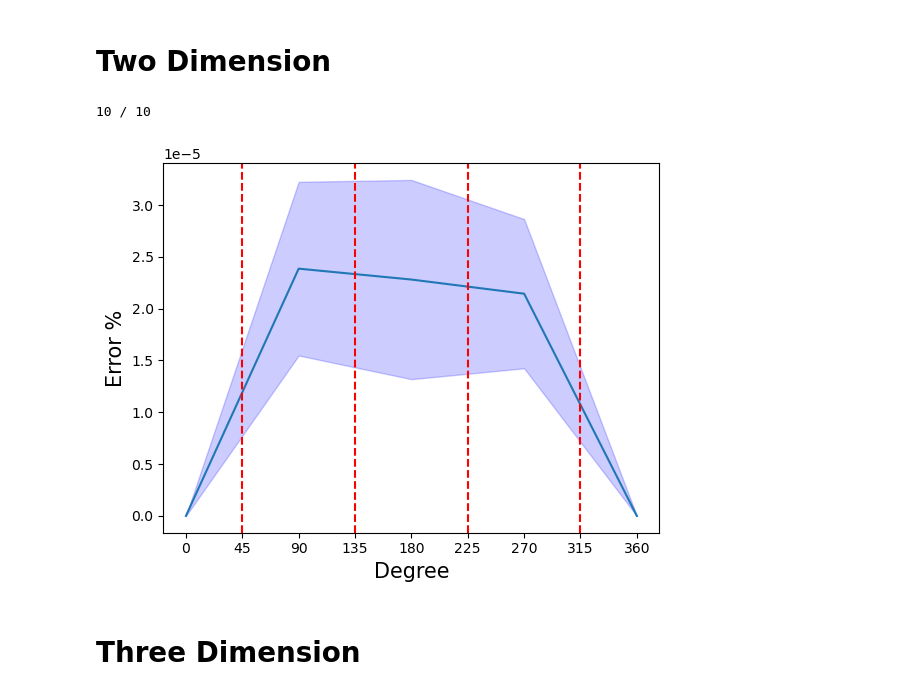
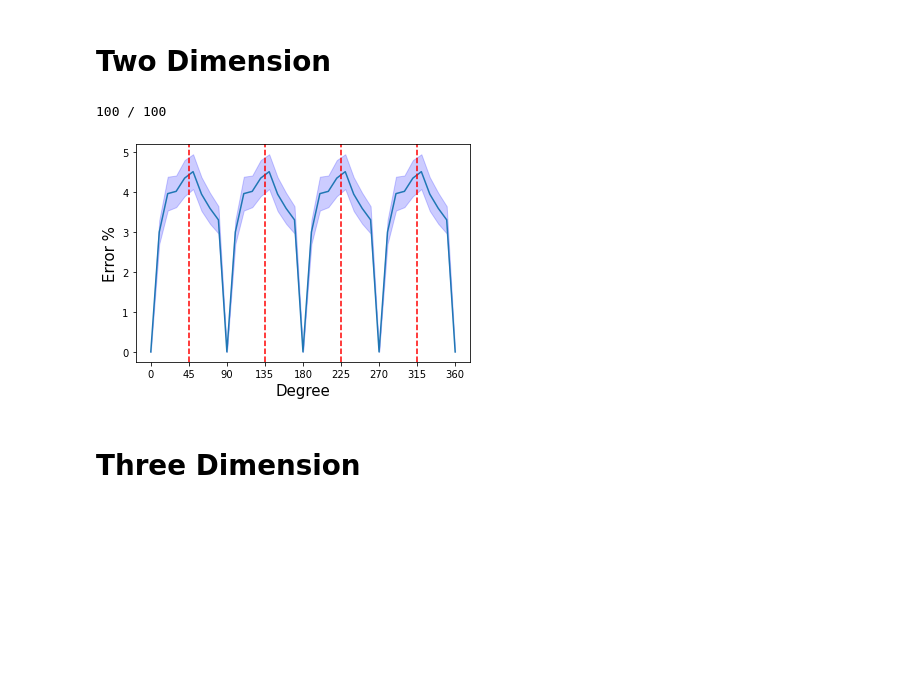
Before and after one commit to SoumyabrataKundu/Steerable, a Jupyter notebook: Equivariance copy.ipynb, the cells around one changed output. Cells and saved outputs as stored; diff of their text form; code cells hidden in the pictures; blank space fills up the shorter version.

```diff
--- a/Equivariance copy.ipynb
+++ b/Equivariance copy.ipynb
@@ -26,7 +26,7 @@ class GaussianDataset(torch.utils.data.Dataset):
 # %% [markdown]
 # Function to Check Equivariance
 # %%
-device = torch.device('cpu')
+device = torch.device('cuda')
 def check_equivariance(model, dataset, transfomation=None):
     def diff_output(inputs1, inputs2):
         with torch.no_grad():
@@ -37,8 +37,8 @@ def check_equivariance(model, dataset, transfomation=None):
             diff_norm = torch.linalg.vector_norm(outputs1-outputs2)
             return (diff_norm / torch.sqrt(norm1*norm2)).item() * 100
 
-    n_sim = 10
-    degrees = torch.arange(0, 361, 90)
+    n_sim = 100
+    degrees = torch.arange(0, 361, 10)
     values = torch.zeros(n_sim, len(degrees))
 
     for sim in range(n_sim):
@@ -65,36 +65,37 @@ def check_equivariance(model, dataset, transfomation=None):
 # %%
 # Model
 class Model(torch.nn.Module):
     def __init__(self) -> None:
         super().__init__()
         n_radius = 2
         max_m = 8
-        n_theta = 40
-        restricted = True
-        conv_first = True
+        n_angle = 40
+        restricted = False
+        conv_first = False
 
         self.network = torch.nn.Sequential(
-            snn.SE2ConvType1(1, 2, 3, n_radius=n_radius, n_theta=n_theta, max_m=max_m, padding='same', conv_first = conv_first),
-            snn.SE2NonLinearity(8),
-            snn.SE2ConvType2(2, 2, 3, n_radius=n_radius, n_theta=n_theta, max_m=max_m, padding='same', restricted=restricted, conv_first = conv_first),
+            snn.SE2ConvType1(1, 2, 3, n_radius=n_radius, n_angle=n_angle, max_m=max_m, padding='same', conv_first = conv_first),
+            snn.SE2CGNonLinearity(8),
+            snn.SE2BatchNorm(),
+            snn.SE2ConvType2(2, 2, 3, n_radius=n_radius, n_angle=n_angle, max_m=max_m, padding='same', restricted=restricted, conv_first = conv_first),
             snn.SE2BatchNorm(),
 
             snn.SE2AvgPool(4),
-            snn.SE2ConvType2(2, 2, 7, n_radius=n_radius, n_theta=n_theta, max_m=max_m, restricted=restricted, conv_first = conv_first),
+            snn.SE2ConvType2(2, 2, 7, n_radius=n_radius, n_angle=n_angle, max_m=max_m, restricted=restricted, conv_first = conv_first),
 
             snn.SE2NormFlatten()
         )
 
     def forward(self,x):
         return self.network(x.type(torch.cfloat))
 
 # Check Equivariance
 model = Model().to(device)
 dataset = GaussianDataset(size =(1,28,28))
-check_equivariance(model, dataset, lambda x,degree:snn.rotate_2D_image(x, degree))
+check_equivariance(model, dataset, lambda x,degree:snn.rotate_image(x, degree))
 # %% [output]
-10 / 10
+100 / 100
-[figure, old version]
+[figure, new version]
 # %% [markdown]
 # Three Dimension
 # %%
```
Also changed, not shown: parts of 1 cell of this notebook, 9 other files.
